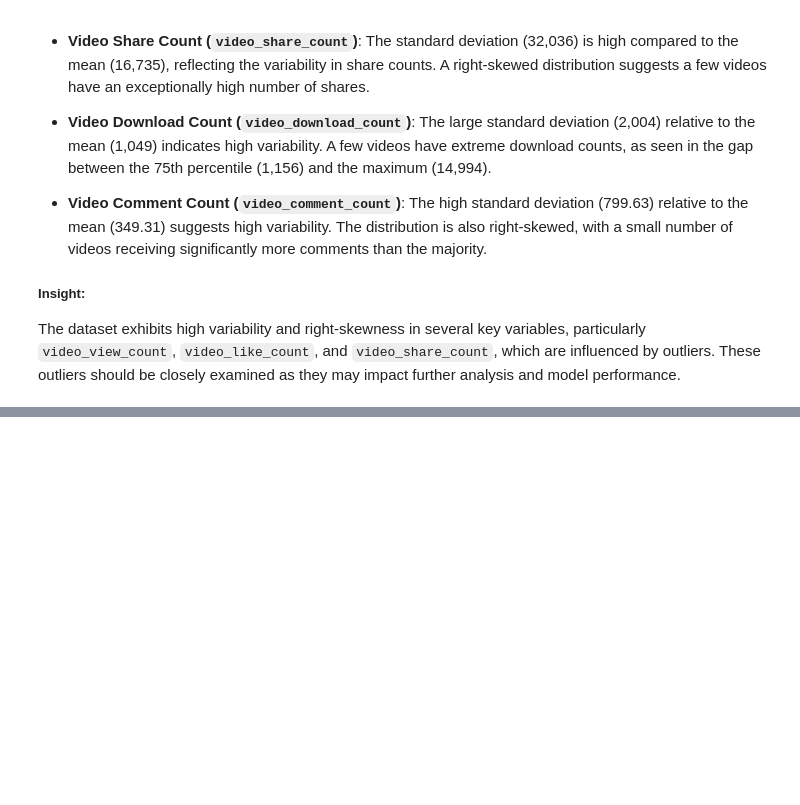
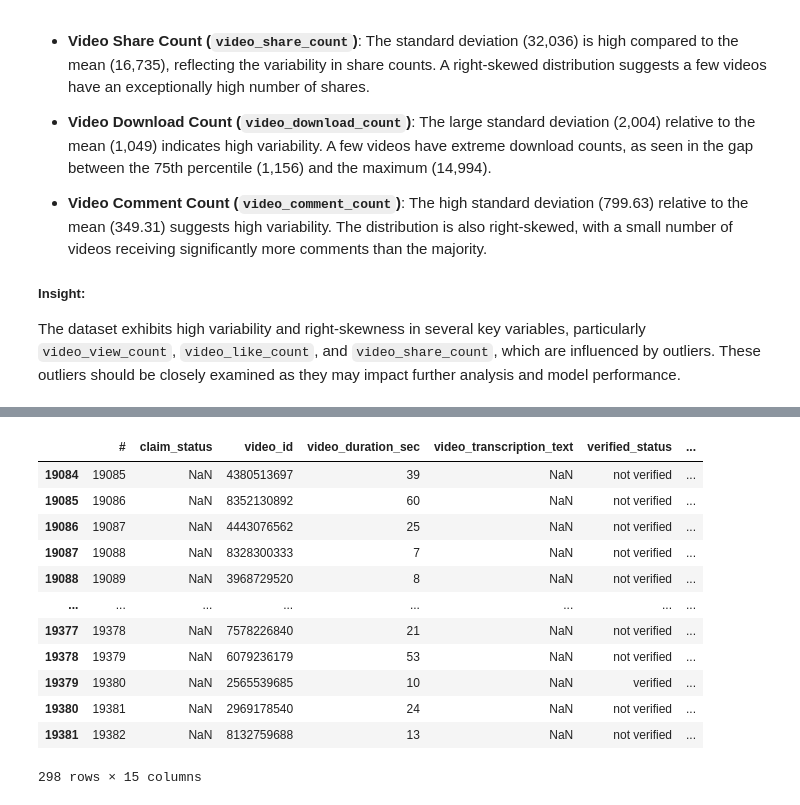
Before and after one commit to Cyberoctane29/TikTok-Claims-Classification-End-to-End-Analysis-and-Modeling, a Jupyter notebook: TikTok_Claims_Classification_End_to_End_Analysis_and _Modeling.ipynb, the cells around one changed output, grey strips where cells are left out. Drawn from its saved outputs; the diff is of its cells as text; code cells hidden in the pictures; blank space fills up the shorter version.

```diff
--- a/TikTok_Claims_Classification_End_to_End_Analysis_and _Modeling.ipynb
+++ b/TikTok_Claims_Classification_End_to_End_Analysis_and _Modeling.ipynb
@@ -461,0 +594,8 @@ The dataset exhibits high variability and right-skewness in several key variable
+# %%
+data['likes_per_view']=data['video_like_count']/data['video_view_count']
+
+data['comments_per_view']=data['video_comment_count']/data['video_view_count']
+
+data['shares_per_view']=data['video_share_count']/data['video_view_count']
+
+data.head(10)
@@ -461,0 +746,18 @@ The dataset exhibits high variability and right-skewness in several key variable
+# %%
+null_claim_status_df = data[data['claim_status'].isna()]
+
+null_claim_status_df
+# %% [output]
+|  | # | claim_status | video_id | video_duration_sec | video_transcription_text | verified_status | ... |
+| 19084 | 19085 | NaN | 4380513697 | 39 | NaN | not verified | ... |
+| 19085 | 19086 | NaN | 8352130892 | 60 | NaN | not verified | ... |
+| 19086 | 19087 | NaN | 4443076562 | 25 | NaN | not verified | ... |
+| 19087 | 19088 | NaN | 8328300333 | 7 | NaN | not verified | ... |
+| 19088 | 19089 | NaN | 3968729520 | 8 | NaN | not verified | ... |
+| ... | ... | ... | ... | ... | ... | ... | ... |
+| 19377 | 19378 | NaN | 7578226840 | 21 | NaN | not verified | ... |
+| 19378 | 19379 | NaN | 6079236179 | 53 | NaN | not verified | ... |
+| 19379 | 19380 | NaN | 2565539685 | 10 | NaN | verified | ... |
+| 19380 | 19381 | NaN | 2969178540 | 24 | NaN | not verified | ... |
+| 19381 | 19382 | NaN | 8132759688 | 13 | NaN | not verified | ... |
+298 rows × 15 columns
```
Also changed, not shown: parts of 34 cells of this notebook.
